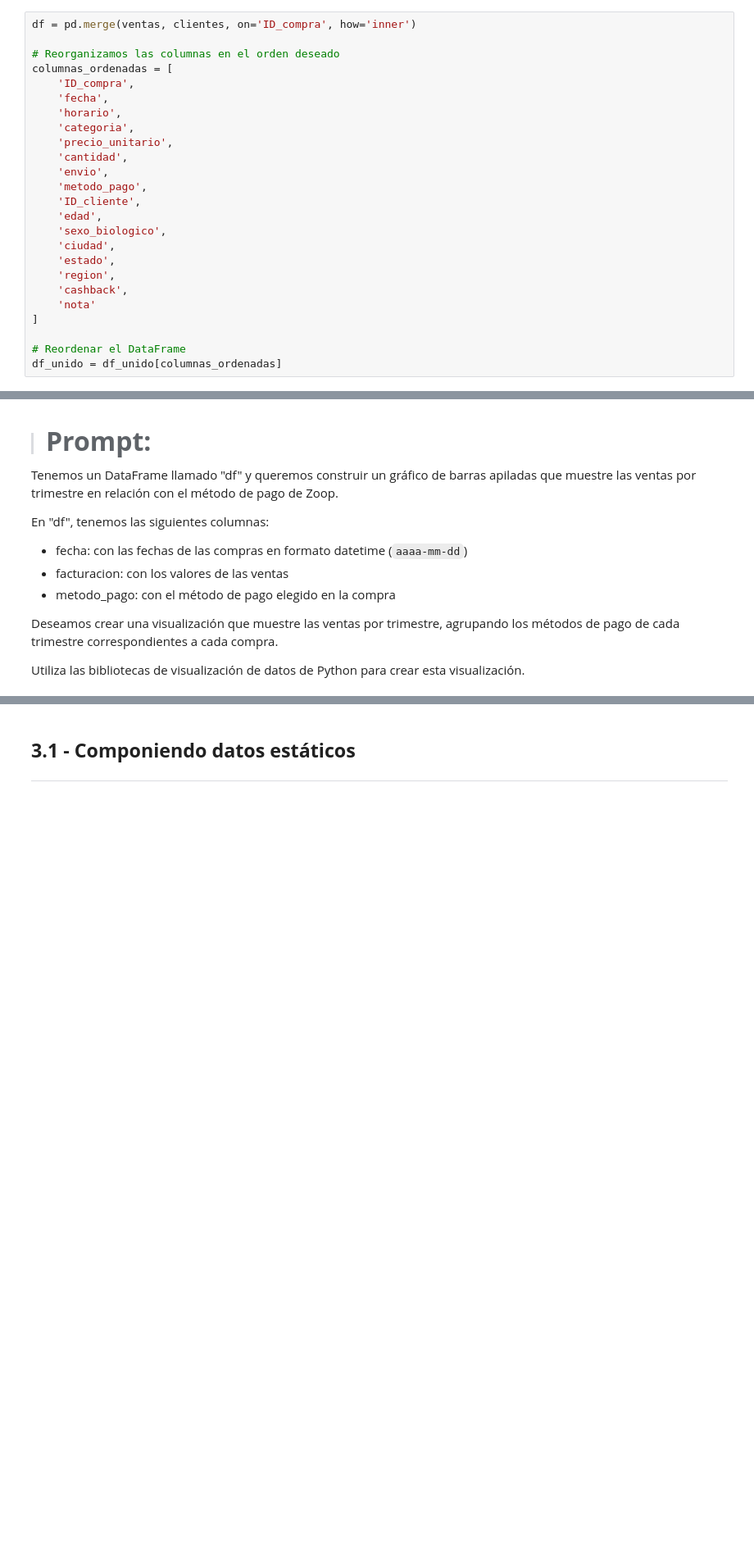
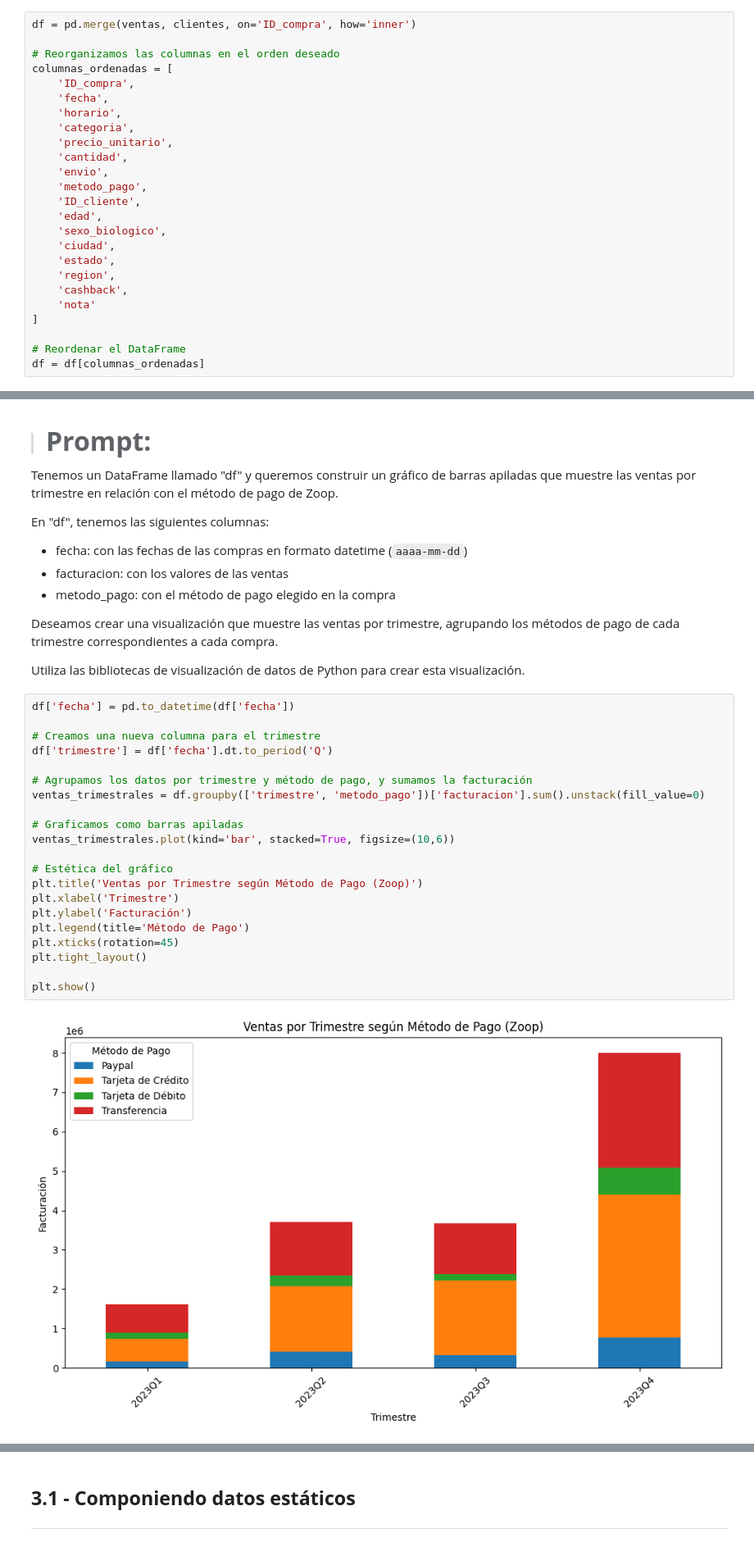
Before and after one commit to leriverah/IA-Aplicada-Ciencia-de-datos, a Jupyter notebook: IA_aplicada_a_ciencia_de_datos.ipynb, the cells around one changed output, grey strips where cells are left out. Shown at 82% size. Saved outputs shown, nothing was run; the diff lists cells and outputs as text; blank space fills up the shorter version.

Commit message:
Componiendo datos estáticos

```diff
--- a/IA_aplicada_a_ciencia_de_datos.ipynb
+++ b/IA_aplicada_a_ciencia_de_datos.ipynb
@@ -288,7 +288,7 @@ columnas_ordenadas = [
 ]
 
 # Reordenar el DataFrame
-df_unido = df_unido[columnas_ordenadas]
+df = df[columnas_ordenadas]
 # %% [markdown]
 Ahora le pediremos a ChatGPT ideas de visuales que podamos contruir con esos datos
 # %% [markdown]
@@ -558,6 +558,29 @@ En "df", tenemos las siguientes columnas:
 Deseamos crear una visualización que muestre las ventas por trimestre, agrupando los métodos de pago de cada trimestre correspondientes a cada compra.
 
 Utiliza las bibliotecas de visualización de datos de Python para crear esta visualización.
+# %%
+df['fecha'] = pd.to_datetime(df['fecha'])
+
+# Creamos una nueva columna para el trimestre
+df['trimestre'] = df['fecha'].dt.to_period('Q')
+
+# Agrupamos los datos por trimestre y método de pago, y sumamos la facturación
+ventas_trimestrales = df.groupby(['trimestre', 'metodo_pago'])['facturacion'].sum().unstack(fill_value=0)
+
+# Graficamos como barras apiladas
+ventas_trimestrales.plot(kind='bar', stacked=True, figsize=(10,6))
+
+# Estética del gráfico
+plt.title('Ventas por Trimestre según Método de Pago (Zoop)')
+plt.xlabel('Trimestre')
+plt.ylabel('Facturación')
+plt.legend(title='Método de Pago')
+plt.xticks(rotation=45)
+plt.tight_layout()
+
+plt.show()
+# %% [output]
+[figure, added]
 # %% [markdown]
 <font color="7b71ff" size=4> Comentarios: </font>
 
```
Also changed, not shown: parts of 1 cell of this notebook.
